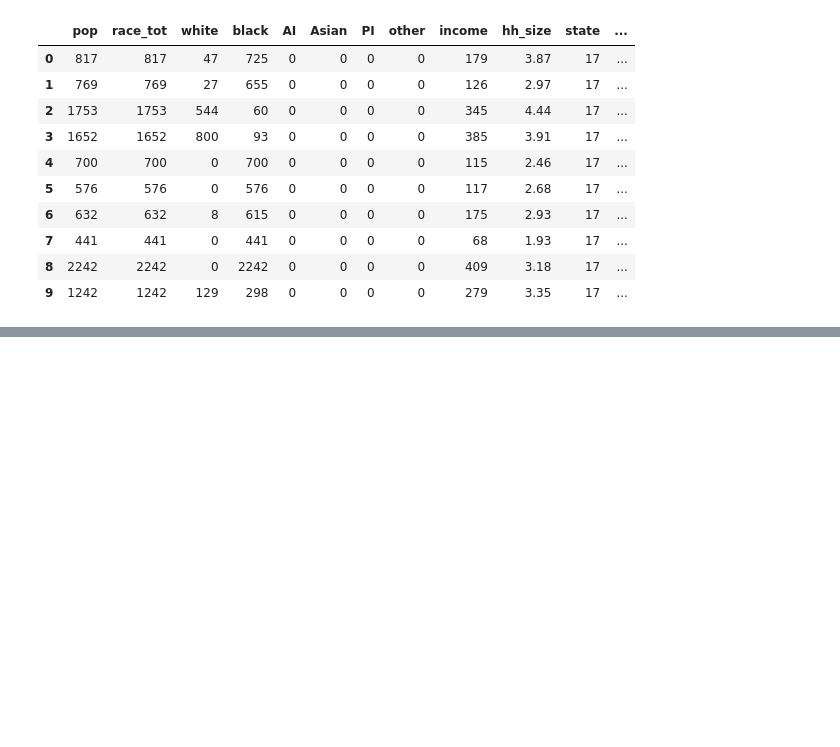
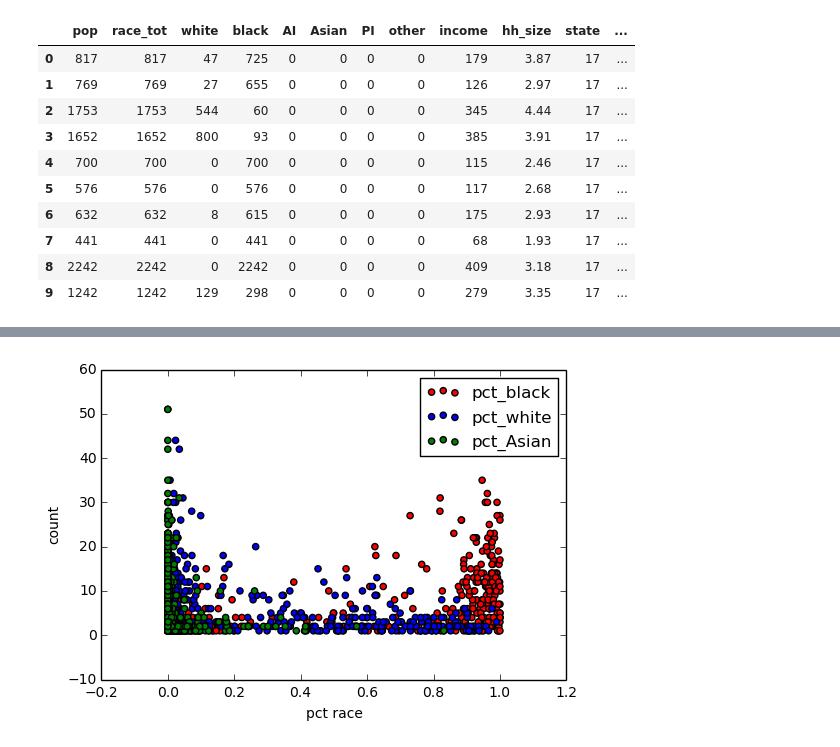
Before and after one commit to joan-wang/Machine-Learning, a Jupyter notebook: hw1/HW1.ipynb, the cells around one changed output, grey strips where cells are left out. Saved outputs shown, nothing was run; the diff lists cells and outputs as text; code cells hidden in the pictures; blank space fills up the shorter version.

```diff
--- a/hw1/HW1.ipynb
+++ b/hw1/HW1.ipynb
@@ -427,0 +420,5 @@ sanitation = sanitation.merge(output_df, left_on='fips_codes', right_on='full',
+# %%
+# make copies of dfs to avoid mistakes that require recalling API
+output_df_cp = output_df.copy(deep=True)
+buildings_cp = buildings_recent.copy(deep=True)
+sanitation_cp = sanitation_recent.copy(deep=True)
@@ -427,0 +462,29 @@ sanitation = sanitation.merge(output_df, left_on='fips_codes', right_on='full',
+# %%
+# merge ACS data with buildings and sanitation dataframes
+
+output_df_cp.rename(columns={'full':'fips_codes'}, inplace=True)
+output_df_cp['tract_level'] = output_df_cp['state'] + output_df_cp['county'] + output_df_cp['tract']
+
+buildings_joined = pd.merge(buildings_cp, output_df_cp, on='fips_codes')
+sanitation_joined = pd.merge(sanitation_cp, output_df_cp, on='fips_codes')
+# %%
+# Buildings descriptive statistics at tract level - by race
+
+for i in ['pop', 'race_tot', 'white', 'black', 'AI', 'Asian', 'PI',
+       'other', 'income', 'hh_size','pct_white', 'pct_black', 'pct_AI', 'pct_Asian',
+       'pct_PI', 'pct_other']:
+    buildings_joined[i] = buildings_joined[i].astype('float')
+
+tract = buildings_joined['tract_level'].value_counts()
+tract = tract.to_frame()
+tract.reset_index(level=0, inplace=True)
+tract.columns=['tract_level', 'count']
+
+build_agg = buildings_joined[['tract_level', 'pct_white', 'pct_black', 'pct_Asian', 'income', 'hh_size']].groupby(['tract_level']).mean()
+build_agg.reset_index(level=0, inplace=True)
+
+build_tract = pd.merge(build_agg, tract, on='tract_level').sort()
+build_tract.sort(columns='count', ascending=False)
+
+# Tracts with high number of buildings reports are predominantly black. Race composition appears to be more variable
+# for tracks with lower number of buildings reports.
@@ -427,0 +510,13 @@ sanitation = sanitation.merge(output_df, left_on='fips_codes', right_on='full',
+# %%
+# plot relationship between race and number of buildings reports in a tract
+fig, ax = plt.subplots()
+labels = []
+colors = ['red', 'blue', 'green']
+for i, col in enumerate(['pct_black', 'pct_white', 'pct_Asian']):
+    ax = build_tract.plot(ax = ax, kind = 'scatter', x = col, y = 'count', c=colors[i])
+    labels.append(col)
+ax.legend(labels, loc='best')
+ax.set_xlabel("pct race")
+plt.show()
+# %% [output]
+[figure, added]
```
Also changed, not shown: parts of 31 cells of this notebook.
